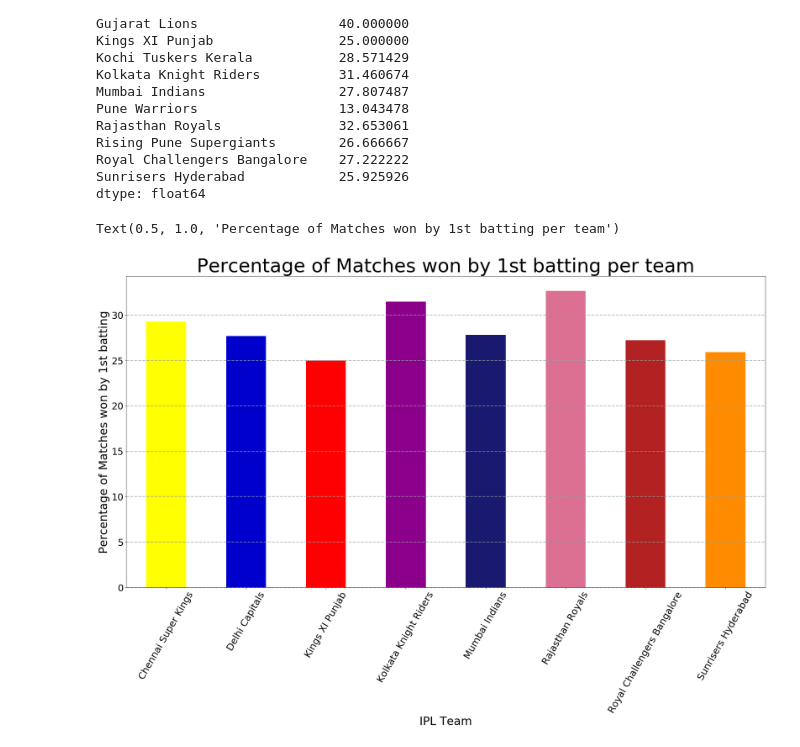
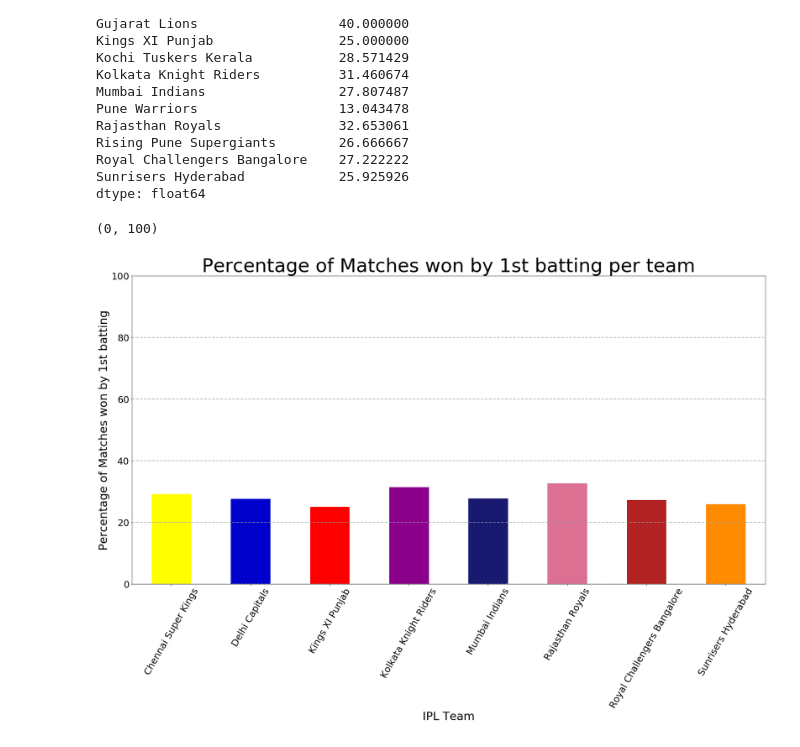
Before and after one commit to Thesavagecoder7784/Statistical-Data-Analysis-With-Pandas, a Jupyter notebook: IPL Stats.ipynb, the cells around one changed output. Cells and saved outputs as stored; diff of their text form; code cells hidden in the pictures.

```diff
--- a/IPL Stats.ipynb
+++ b/IPL Stats.ipynb
@@ -553,15 +554,16 @@ dtype: float64
 # %%
 mrp1 = mrp[['Chennai Super Kings','Delhi Capitals','Kings XI Punjab','Kolkata Knight Riders',
        'Mumbai Indians','Rajasthan Royals','Royal Challengers Bangalore',
        'Sunrisers Hyderabad']]
 mrp1.plot(kind = 'bar',color = ['yellow','mediumblue','red','darkmagenta','midnightblue',
                                 'palevioletred','firebrick','darkorange'])
 plt.grid(color='#95a5a6', linestyle='--', linewidth=2, axis='y', alpha=0.7)
 plt.xticks(fontsize =25,rotation = 60)
 plt.yticks(fontsize = 25)
 plt.xlabel("IPL Team", fontsize = 30)
 plt.ylabel("Percentage of Matches won by 1st batting",fontsize = 30)
 plt.title("Percentage of Matches won by 1st batting per team",fontsize = 50)
+plt.ylim(0, 100)
 # %% [output]
-Text(0.5, 1.0, 'Percentage of Matches won by 1st batting per team')
+(0, 100)
-[figure, old version]
+[figure, new version]
```
Also changed, not shown: parts of 1 cell of this notebook.
